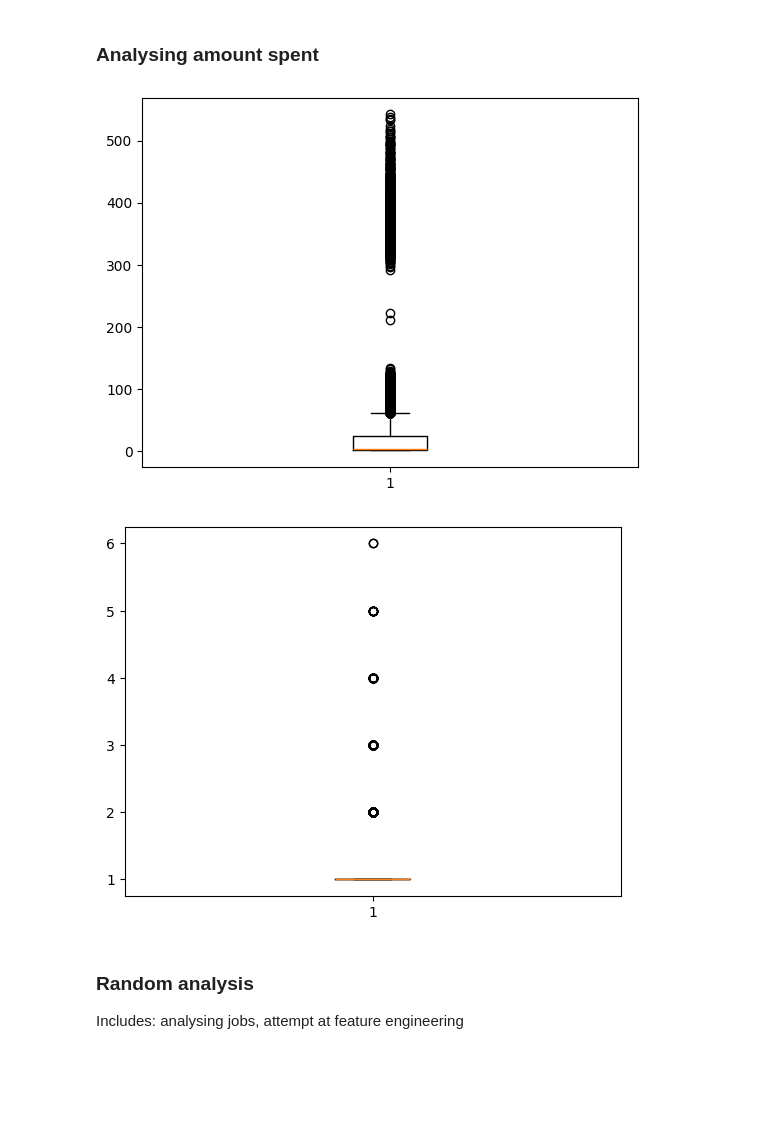
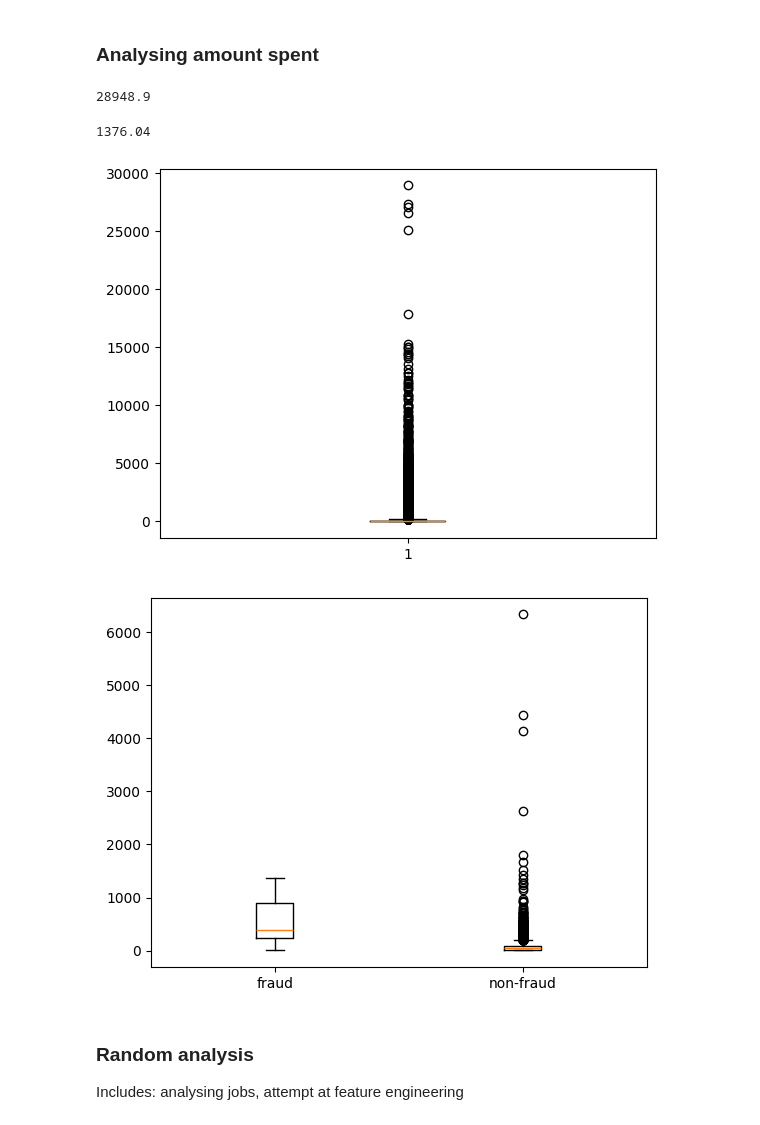
Before and after one commit to IvanLeung36/machine_learning, a Jupyter notebook: analyse_data.ipynb, the cells around one changed output. Drawn from its saved outputs; the diff is of its cells as text; code cells hidden in the pictures; blank space fills up the shorter version.

Commit message:
created box plots of amount withdrawn as a png

```diff
--- a/analyse_data.ipynb
+++ b/analyse_data.ipynb
@@ -241,18 +244,28 @@ plt.show()
 [figure]
 # %% [markdown]
 ### Analysing amount spent
+# %%
+max(non_fraud_trans['amt'])
+# %% [output]
+28948.9
+# %%
+max(fraud_trans['amt'])
+# %% [output]
+1376.04
 # %%
-non_fraud_amounts = non_fraud_trans['amt'].value_counts().tolist()
+non_fraud_amounts = non_fraud_trans['amt'].tolist()
 plt.boxplot(non_fraud_amounts)
 plt.show()
 # %% [output]
-[figure, old version]
+[figure, new version]
 # %%
-fraud_amounts = fraud_trans['amt'].value_counts().tolist()
-plt.boxplot(fraud_amounts)
+fraud_amounts = fraud_trans['amt'].tolist()
+non_fraud_amounts = rand_non_fraud['amt'].tolist()
+amounts = [fraud_amounts, non_fraud_amounts]
+plt.boxplot(amounts, tick_labels=['fraud', 'non-fraud'])
 plt.show()
 # %% [output]
-[figure, old version]
+[figure, new version]
 # %% [markdown]
 ### Random analysis
 Includes: analysing jobs, attempt at feature engineering
```
Also changed, not shown: parts of 2 cells of this notebook, 1 other file.
